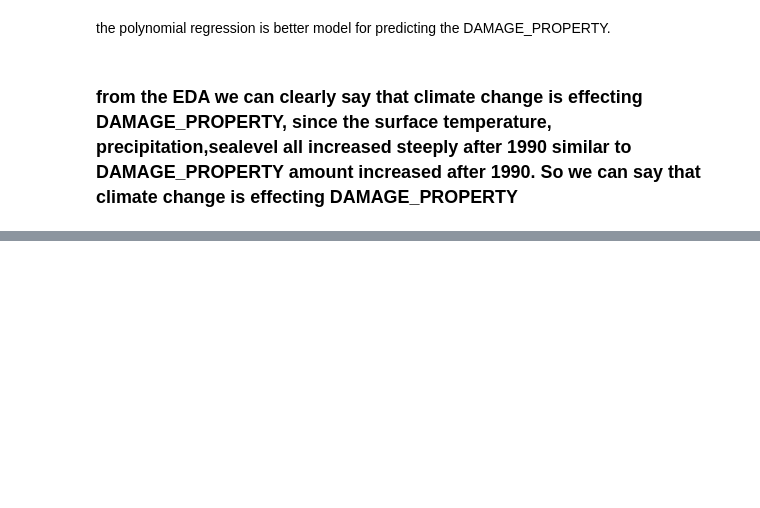
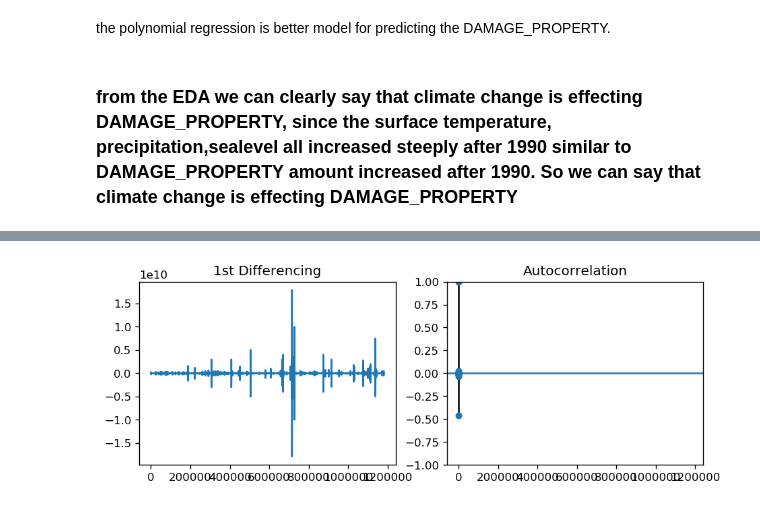
Before and after one commit to Pranay-yanarp/datathon_sept_2021, a Jupyter notebook: sept_datathon_pranay.ipynb, the cells around one changed output, grey strips where cells are left out. Saved outputs shown, nothing was run; the diff lists cells and outputs as text; code cells hidden in the pictures; blank space fills up the shorter version.

```diff
--- a/sept_datathon_pranay.ipynb
+++ b/sept_datathon_pranay.ipynb
@@ -366,0 +437,14 @@ the polynomial regression is better model for predicting the DAMAGE_PROPERTY.
+# %%
+plt.rcParams.update({'figure.figsize':(9,3), 'figure.dpi':120})
+
+# Import data
+df = pd.read_csv('https://raw.githubusercontent.com/selva86/datasets/master/austa.csv')
+
+fig, axes = plt.subplots(1, 2, sharex=True)
+axes[0].plot(noaa['DAMAGE_PROPERTY'].diff()); axes[0].set_title('1st Differencing')
+axes[1].set(ylim=(0,1.2))
+plot_acf(noaa['DAMAGE_PROPERTY'].diff().dropna(), ax=axes[1])
+
+plt.show()
+# %% [output]
+[figure, added]
```
Also changed, not shown: parts of 16 cells of this notebook.
